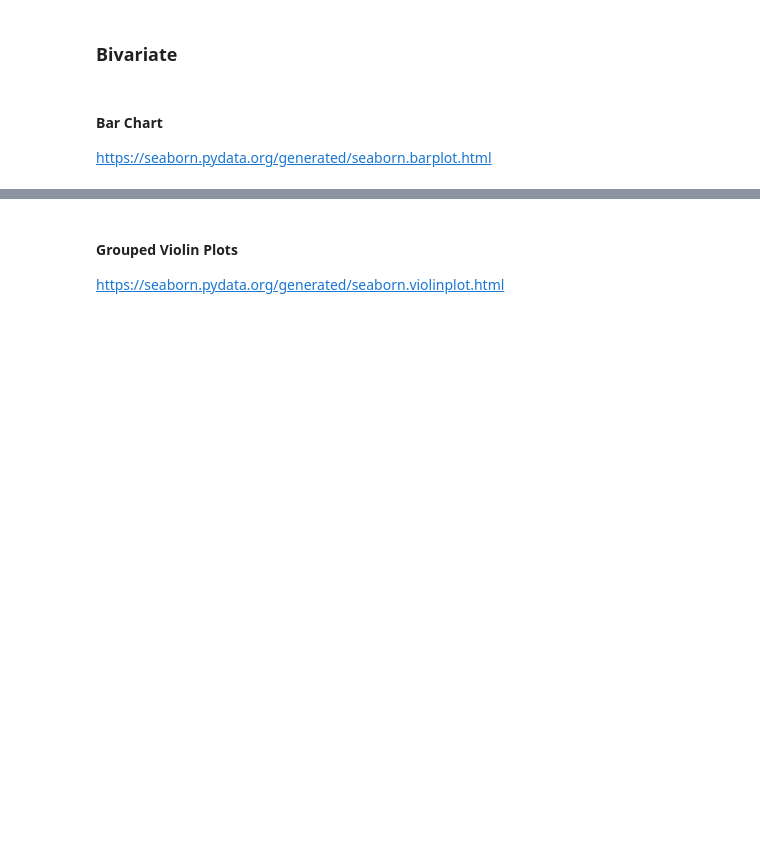
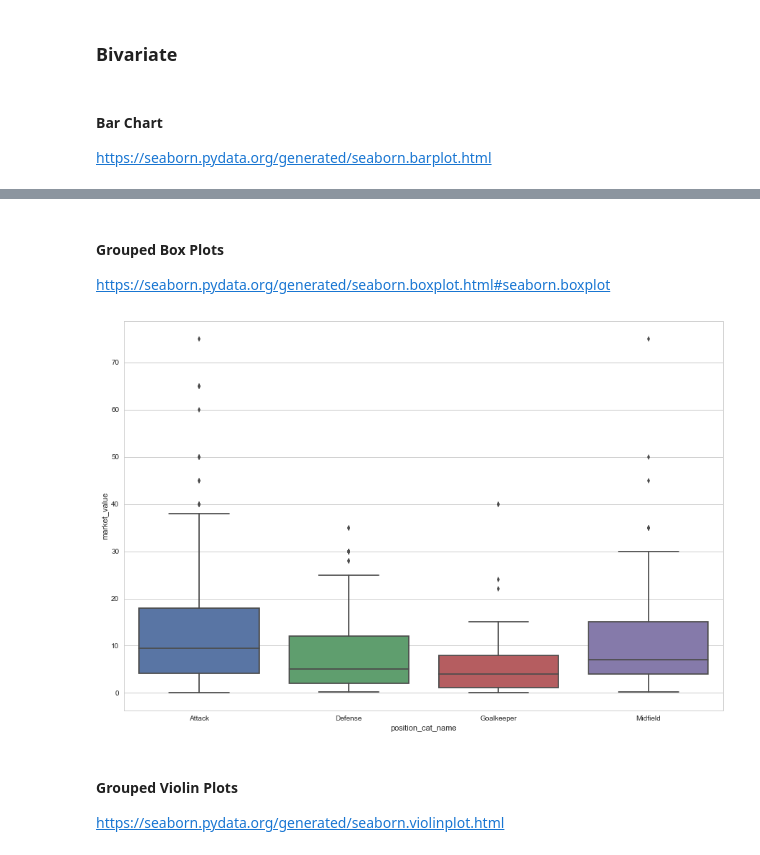
Before and after one commit to basilvetas/seaborn-visualizations, a Jupyter notebook: Data-Visualizations-Python.ipynb, the cells around one changed output, grey strips where cells are left out. Cells and saved outputs as stored; diff of their text form; code cells hidden in the pictures; blank space fills up the shorter version.

```diff
--- a/Data-Visualizations-Python.ipynb
+++ b/Data-Visualizations-Python.ipynb
@@ -327,4 +289,14 @@ ax = sns.barplot(x="position", y="market_value", hue="position_cat_name", dodge=
 [figure]
+# %% [markdown]
+#### Grouped Box Plots
+https://seaborn.pydata.org/generated/seaborn.boxplot.html#seaborn.boxplot
+# %%
+# Set figure size
+plt.figure(figsize=(15,10))
+
+ax = sns.boxplot(x="position_cat_name", y="market_value", data=df)
+# %% [output]
+[figure, added]
 # %% [markdown]
 #### Grouped Violin Plots
 https://seaborn.pydata.org/generated/seaborn.violinplot.html
```
Also changed, not shown: parts of 35 cells of this notebook.
